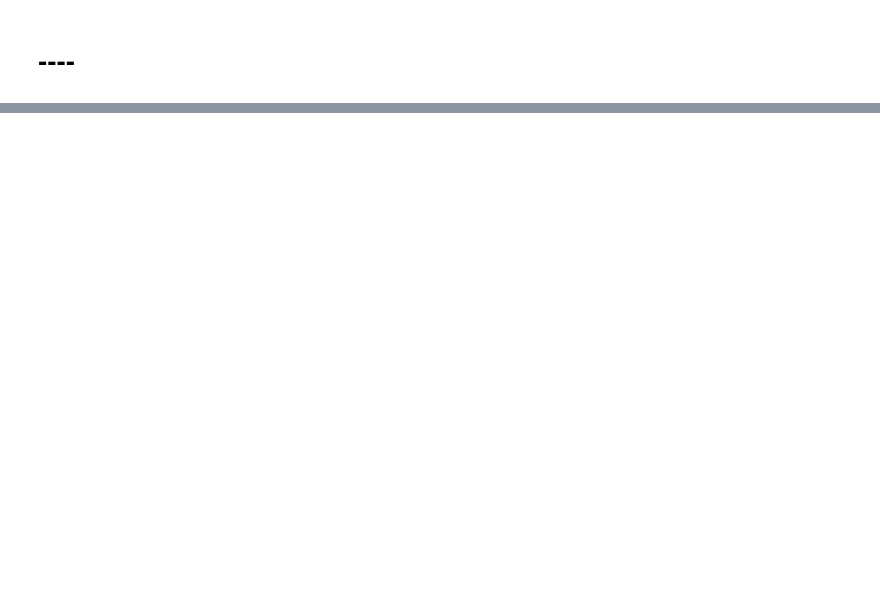
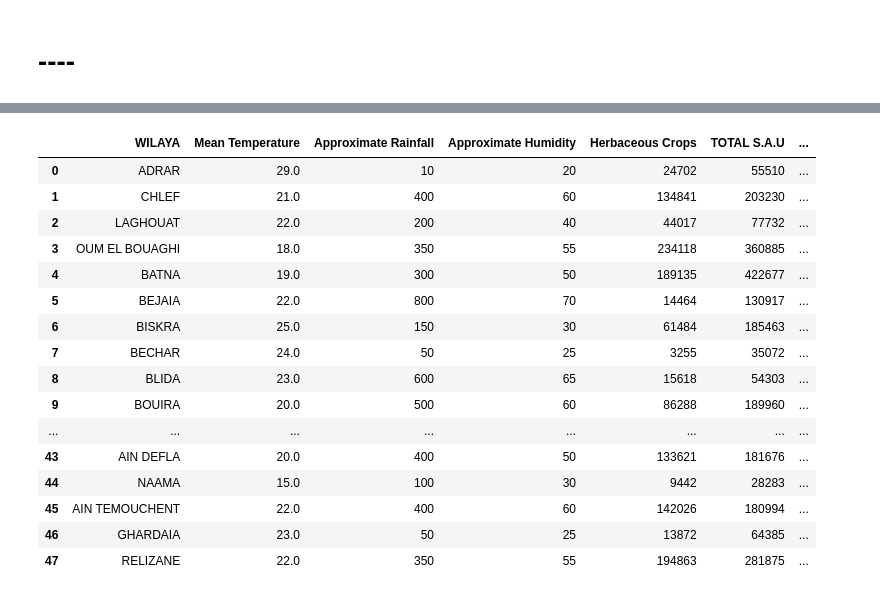
Before and after one commit to Mouadh-Bourezg/DataMiningProject, a Jupyter notebook: projectNotebook.ipynb, the cells around one changed output, grey strips where cells are left out. Drawn from its saved outputs; the diff is of its cells as text; code cells hidden in the pictures; blank space fills up the shorter version.

Commit message:
finished data

```diff
--- a/projectNotebook.ipynb
+++ b/projectNotebook.ipynb
@@ -29,0 +177,7 @@ array(['ADRAR', 'CHLEF', 'LAGHOUAT', 'OUM EL BOUAGHI', 'BATNA', 'BEJAIA',
+# %%
+merged_df = pd.merge(Herbaceous_Crops_Df, LSD_Stats_Df, on='WILAYA', how='left')
+
+# Fill missing 'Cas' values with 0
+merged_df['Cas'] = merged_df['Cas'].fillna(0).astype(int)
+
+merged_df
@@ -29,0 +202,3 @@ array(['ADRAR', 'CHLEF', 'LAGHOUAT', 'OUM EL BOUAGHI', 'BATNA', 'BEJAIA',
+# %%
+merged_df2 = pd.merge(merged_df, Total_SAU_Df, on='WILAYA')
+merged_df2
@@ -29,0 +223,7 @@ array(['ADRAR', 'CHLEF', 'LAGHOUAT', 'OUM EL BOUAGHI', 'BATNA', 'BEJAIA',
+# %%
+Environmental_Data_Df.drop(columns=["Year"],inplace=True)
+# %%
+Environmental_Data_Df = Environmental_Data_Df.loc[0:47]
+Environmental_Data_Df.rename(columns={'Wilaya':'WILAYA'},inplace=True)
+merged_df3 = pd.merge(merged_df2, Environmental_Data_Df, on='WILAYA')
+merged_df3.head()
@@ -29,0 +237,22 @@ array(['ADRAR', 'CHLEF', 'LAGHOUAT', 'OUM EL BOUAGHI', 'BATNA', 'BEJAIA',
+# %%
+new_order = ['WILAYA','Mean Temperature','Approximate Rainfall','Approximate Humidity','Herbaceous Crops','TOTAL S.A.U','Cas']
+merged_df3 = merged_df3[new_order]
+merged_df3
+# %% [output]
+|  | WILAYA | Mean Temperature | Approximate Rainfall | Approximate Humidity | Herbaceous Crops | TOTAL S.A.U | ... |
+| 0 | ADRAR | 29.0 | 10 | 20 | 24702 | 55510 | ... |
+| 1 | CHLEF | 21.0 | 400 | 60 | 134841 | 203230 | ... |
+| 2 | LAGHOUAT | 22.0 | 200 | 40 | 44017 | 77732 | ... |
+| 3 | OUM EL BOUAGHI | 18.0 | 350 | 55 | 234118 | 360885 | ... |
+| 4 | BATNA | 19.0 | 300 | 50 | 189135 | 422677 | ... |
+| 5 | BEJAIA | 22.0 | 800 | 70 | 14464 | 130917 | ... |
+| 6 | BISKRA | 25.0 | 150 | 30 | 61484 | 185463 | ... |
+| 7 | BECHAR | 24.0 | 50 | 25 | 3255 | 35072 | ... |
+| 8 | BLIDA | 23.0 | 600 | 65 | 15618 | 54303 | ... |
+| 9 | BOUIRA | 20.0 | 500 | 60 | 86288 | 189960 | ... |
+| ... | ... | ... | ... | ... | ... | ... | ... |
+| 43 | AIN DEFLA | 20.0 | 400 | 50 | 133621 | 181676 | ... |
+| 44 | NAAMA | 15.0 | 100 | 30 | 9442 | 28283 | ... |
+| 45 | AIN TEMOUCHENT | 22.0 | 400 | 60 | 142026 | 180994 | ... |
+| 46 | GHARDAIA | 23.0 | 50 | 25 | 13872 | 64385 | ... |
+| 47 | RELIZANE | 22.0 | 350 | 55 | 194863 | 281875 | ... |
```
Also changed, not shown: parts of 17 cells of this notebook, 1 other file.
